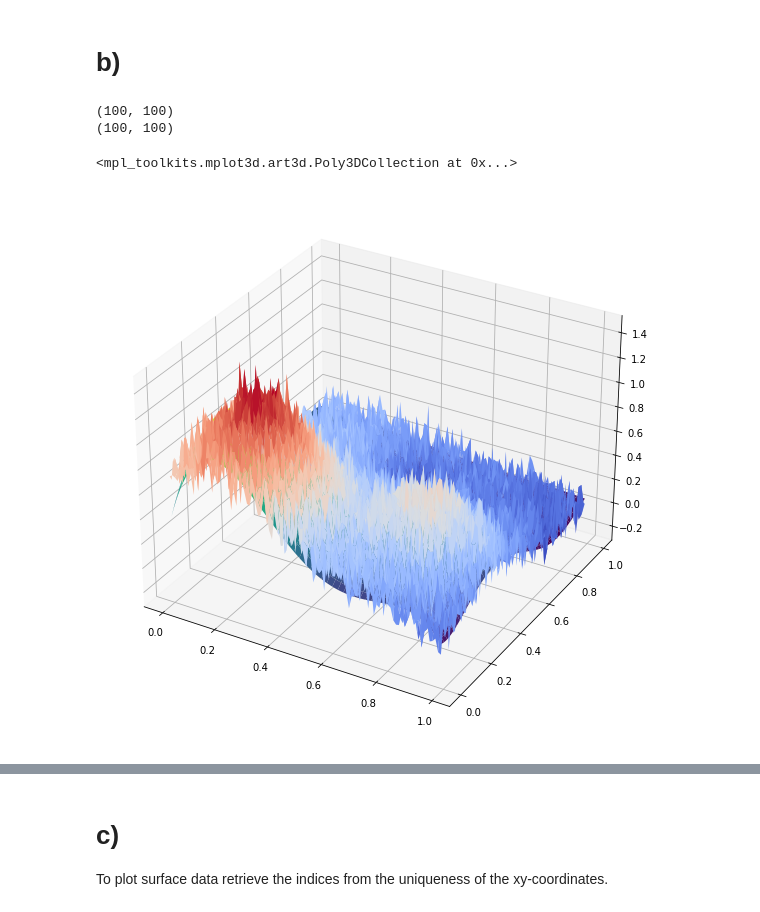
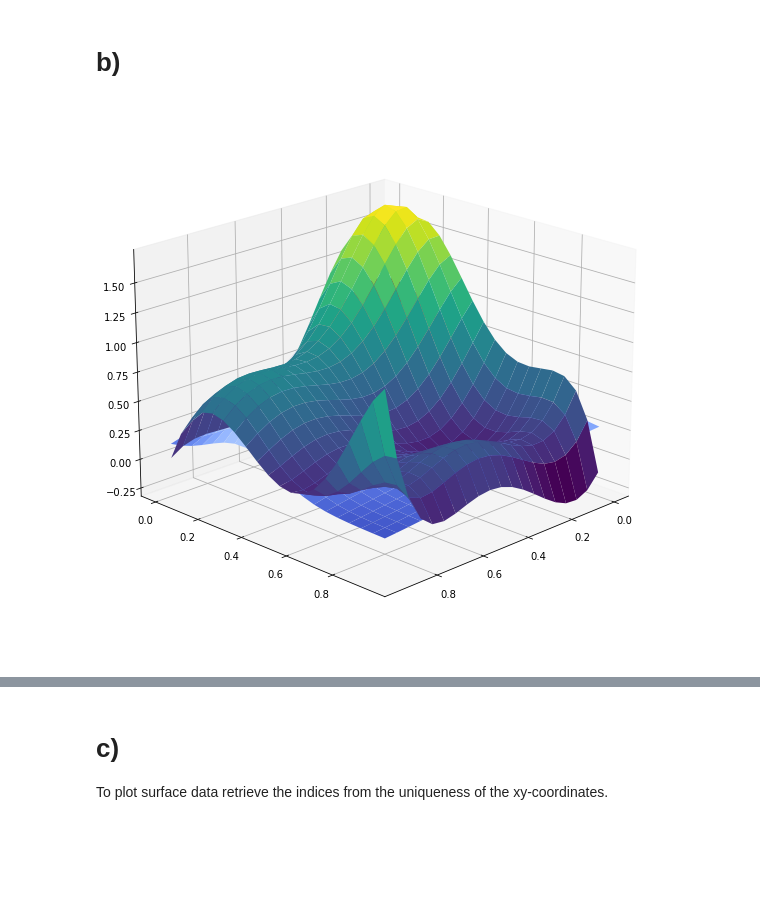
Before and after one commit to johanage/ada_ml_project1, a Jupyter notebook: Project1.ipynb, the cells around one changed output, grey strips where cells are left out. Cells and saved outputs as stored; diff of their text form; code cells hidden in the pictures; blank space fills up the shorter version.

```diff
--- a/Project1.ipynb
+++ b/Project1.ipynb
@@ -93,16 +118,18 @@ def test_func_2(**kwargs):
     y = kwargs['x1']
     return 5*x**2 + x + 5*y**2 + y + np.exp(-x**2) +np.exp(-x*y) + np.exp(-y)
 xvec = np.array([x, y])
-z = test_func(**{'x%i'%i: xvec[i] for i in range(len(xvec))})
-print(x.shape)
-znoisy_tilde, X,  znoisy_centered, znoisy = ols_fp(xvec = xvec, f = test_func_2, p=2)
+X = make_design_matrix(xvec = xvec, p = 5)
+z = test_func_2(**{'x%i'%i: xvec[i] for i in range(len(xvec))})
+
+noise = np.random.normal(0,1,size=z.shape)
+znoisy = z + noise
+znoisy_centered = znoisy - np.mean(znoisy)
+znoisy_tilde, betahat = ols_fp_wo_split(X = X, y = znoisy_centered.ravel())
 znoisy_tilde = znoisy_tilde.reshape(x.shape)
 znoisy = znoisy.reshape(x.shape)
-print(znoisy_tilde.shape)
-znoisy_centered = znoisy-np.mean(znoisy)
 
 
 fig, ax = plt.subplots(subplot_kw={'projection':'3d'}, figsize=(10,10))
-ax.plot_surface(x,y,znoisy_tilde, cmap=cm.viridis)
-ax.plot_surface(x,y,znoisy, cmap=cm.coolwarm)
+ax.plot_surface(x,y,znoisy_tilde + np.mean(znoisy), cmap=cm.viridis)
+ax.plot_surface(x,y,z, cmap=cm.coolwarm)
 # %% [output]
@@ -115,26 +140,24 @@ ax.plot_surface(x,y,znoisy, cmap=cm.coolwarm)
 # %%
 %matplotlib inline
 import importlib; import project1; importlib.reload(project1)
 from project1.project1 import *
-x, y = np.meshgrid(np.arange(0,1,0.01),np.arange(0,1,0.01))
+x, y = np.meshgrid(np.arange(0,1,0.05),np.arange(0,1,0.05))
 xvec = np.array([x,y])
 z = FrankeFunction(**{'x%i'%i: xvec[i] for i in range(len(xvec))})
-print(x.shape)
-znoisy_tilde, X, znoisy_centered, znoisy = ols_fp(xvec = xvec, f = FrankeFunction, p=5, sigma = 0.1)
-znoisy_tilde = znoisy_tilde.reshape(x.shape)
-znoisy = znoisy.reshape(x.shape)
-print(znoisy_tilde.shape)
-znoisy_centered = znoisy_centered.reshape(x.shape)
+noise = np.random.normal(0,1,size=z.shape)
+znoisy = z + noise
+znoisy_centered = znoisy - np.mean(znoisy)
+for p in range(1,6):
+    X = make_design_matrix(xvec = xvec, p = p)
+    znoisy_tilde, betahat = ols_fp_wo_split(X = X, y = znoisy_centered.ravel())
+znoisy_tilde = (znoisy_tilde + np.mean(znoisy)).reshape(x.shape)
 
 fig, ax = plt.subplots(subplot_kw={'projection':'3d'}, figsize=(10,10))
 ax.plot_surface(x,y,znoisy_tilde, cmap=cm.viridis)
-#ax.plot_surface(x,y,z, cmap=cm.coolwarm)
-ax.plot_surface(x,y,znoisy, cmap=cm.coolwarm)
+ax.plot_surface(x,y,z, cmap=cm.coolwarm)
+ax.view_init(20,45)
 # %% [output]
-(100, 100)
-(100, 100)
-<mpl_toolkits.mplot3d.art3d.Poly3DCollection at 0x...>
-[figure, old version]
+[figure, new version]
 # %%
 %matplotlib inline
 import importlib; import project1; importlib.reload(project1)
```
Also changed, not shown: parts of 53 cells of this notebook, 1 other file.
